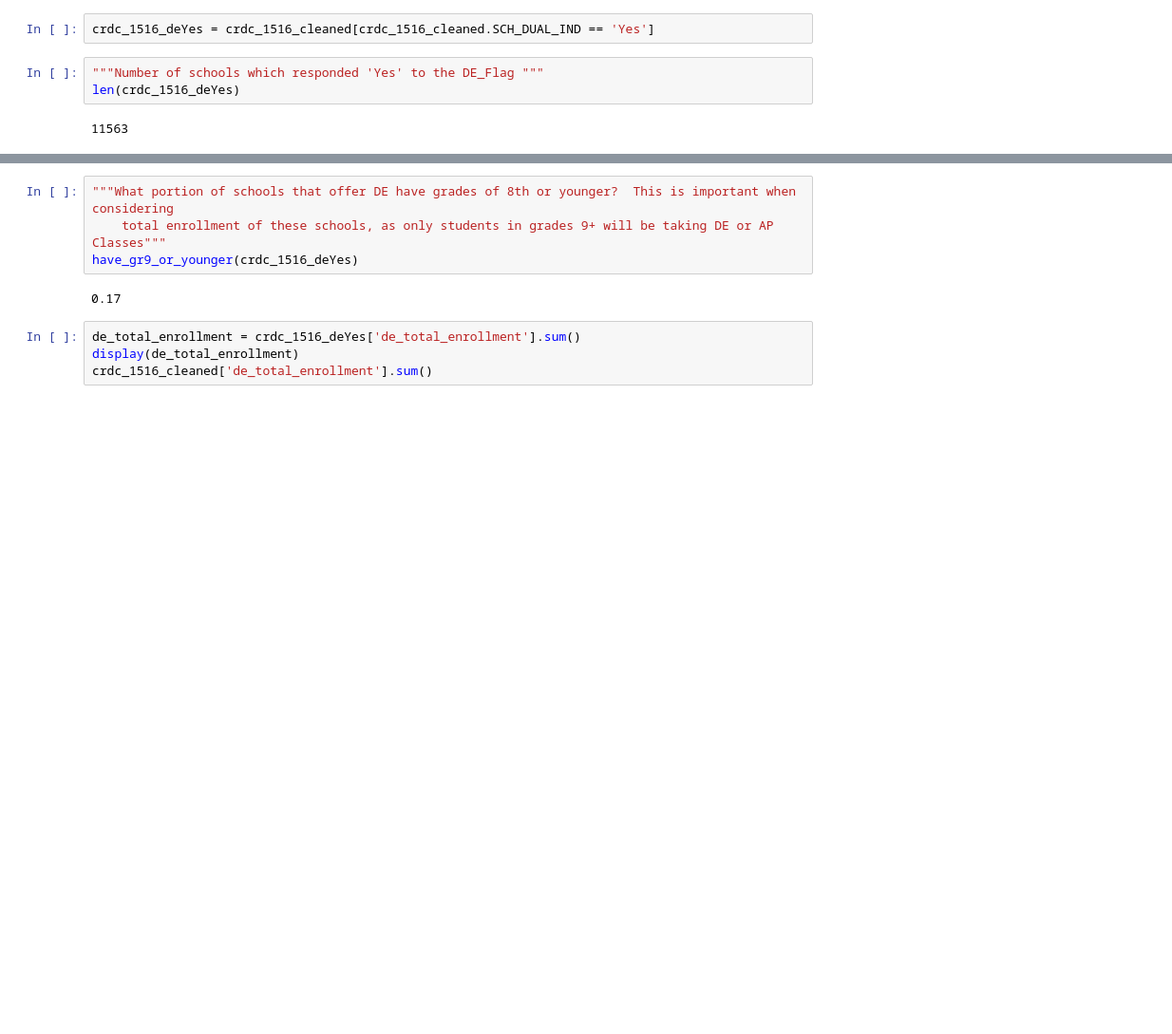
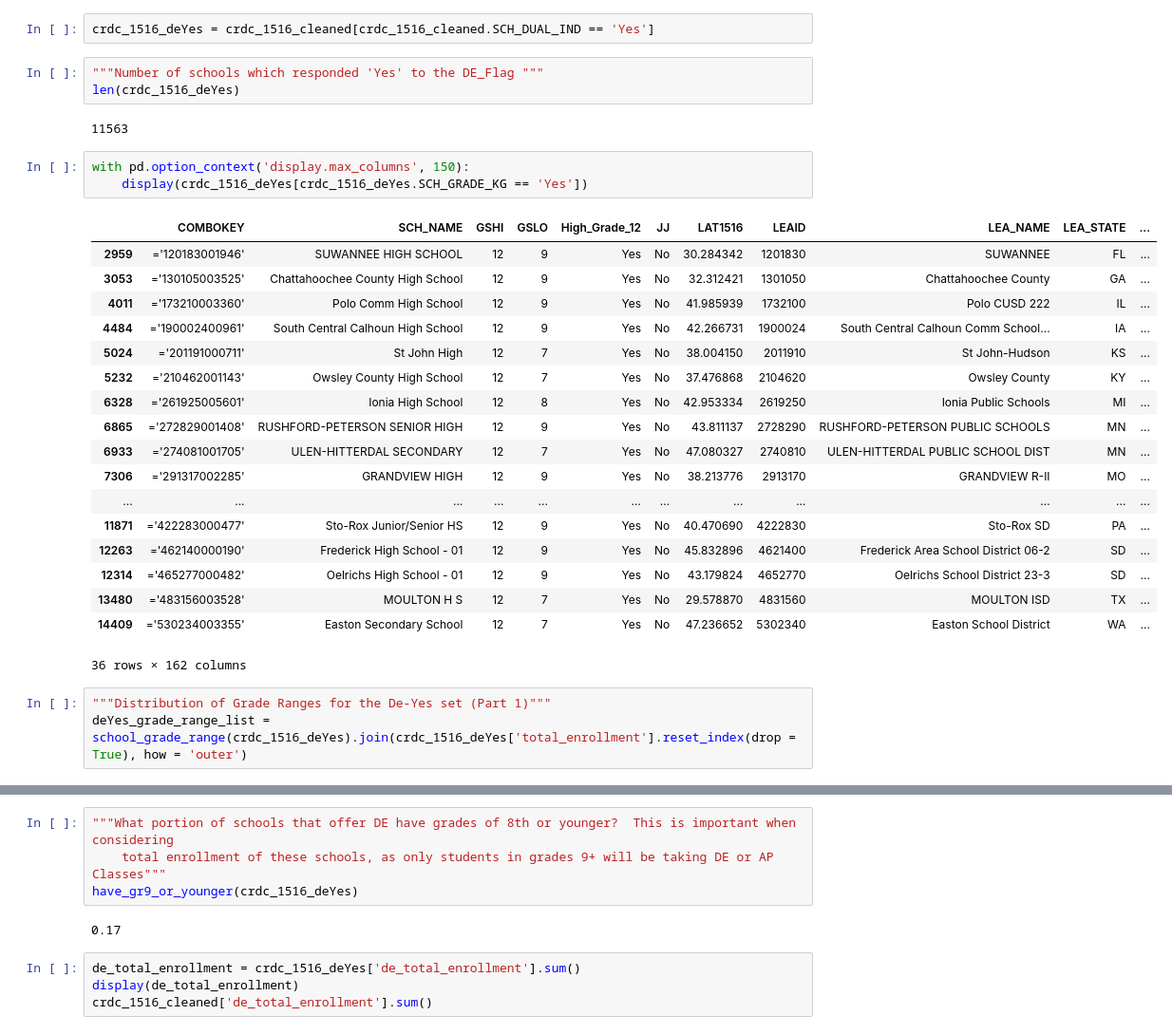
Before and after one commit to oconnoag/nacep_dual_enrollment_analysis, a Jupyter notebook: jupyter_notebooks/02_enrollment_analysis-Copy1.ipynb, the cells around one changed output, grey strips where cells are left out. Shown at 95% size. Cells and saved outputs as stored; diff of their text form; blank space fills up the shorter version.

Commit message:
Updated Analysis Files, mostly in the Filtered_Schools_Analysis

```diff
--- a/jupyter_notebooks/02_enrollment_analysis-Copy1.ipynb
+++ b/jupyter_notebooks/02_enrollment_analysis-Copy1.ipynb
@@ -274,3 +339,28 @@ crdc_1516_deYes = crdc_1516_cleaned[crdc_1516_cleaned.SCH_DUAL_IND == 'Yes']
 len(crdc_1516_deYes)
 # %% [output]
 11563
+# %%
+with pd.option_context('display.max_columns', 150):
+    display(crdc_1516_deYes[crdc_1516_deYes.SCH_GRADE_KG == 'Yes'])
+# %% [output]
+|  | COMBOKEY | SCH_NAME | GSHI | GSLO | High_Grade_12 | JJ | LAT1516 | LEAID | LEA_NAME | LEA_STATE | ... |
+| 2959 | ='120183001946' | SUWANNEE HIGH SCHOOL | 12 | 9 | Yes | No | 30.284342 | 1201830 | SUWANNEE | FL | ... |
+| 3053 | ='130105003525' | Chattahoochee County High School | 12 | 9 | Yes | No | 32.312421 | 1301050 | Chattahoochee County | GA | ... |
+| 4011 | ='173210003360' | Polo Comm High School | 12 | 9 | Yes | No | 41.985939 | 1732100 | Polo CUSD 222 | IL | ... |
+| 4484 | ='190002400961' | South Central Calhoun High School | 12 | 9 | Yes | No | 42.266731 | 1900024 | South Central Calhoun Comm School... | IA | ... |
+| 5024 | ='201191000711' | St John High | 12 | 7 | Yes | No | 38.004150 | 2011910 | St John-Hudson | KS | ... |
+| 5232 | ='210462001143' | Owsley County High School | 12 | 7 | Yes | No | 37.476868 | 2104620 | Owsley County | KY | ... |
+| 6328 | ='261925005601' | Ionia High School | 12 | 8 | Yes | No | 42.953334 | 2619250 | Ionia Public Schools | MI | ... |
+| 6865 | ='272829001408' | RUSHFORD-PETERSON SENIOR HIGH | 12 | 9 | Yes | No | 43.811137 | 2728290 | RUSHFORD-PETERSON PUBLIC SCHOOLS | MN | ... |
+| 6933 | ='274081001705' | ULEN-HITTERDAL SECONDARY | 12 | 7 | Yes | No | 47.080327 | 2740810 | ULEN-HITTERDAL PUBLIC SCHOOL DIST | MN | ... |
+| 7306 | ='291317002285' | GRANDVIEW HIGH | 12 | 9 | Yes | No | 38.213776 | 2913170 | GRANDVIEW R-II | MO | ... |
+| ... | ... | ... | ... | ... | ... | ... | ... | ... | ... | ... | ... |
+| 11871 | ='422283000477' | Sto-Rox Junior/Senior HS | 12 | 9 | Yes | No | 40.470690 | 4222830 | Sto-Rox SD | PA | ... |
+| 12263 | ='462140000190' | Frederick High School - 01 | 12 | 9 | Yes | No | 45.832896 | 4621400 | Frederick Area School District 06-2 | SD | ... |
+| 12314 | ='465277000482' | Oelrichs High School - 01 | 12 | 9 | Yes | No | 43.179824 | 4652770 | Oelrichs School District 23-3 | SD | ... |
+| 13480 | ='483156003528' | MOULTON H S | 12 | 7 | Yes | No | 29.578870 | 4831560 | MOULTON ISD | TX | ... |
+| 14409 | ='530234003355' | Easton Secondary School | 12 | 7 | Yes | No | 47.236652 | 5302340 | Easton School District | WA | ... |
+36 rows × 162 columns
+# %%
+"""Distribution of Grade Ranges for the De-Yes set (Part 1)"""
+deYes_grade_range_list = school_grade_range(crdc_1516_deYes).join(crdc_1516_deYes['total_enrollment'].reset_index(drop = True), how = 'outer')
```
Also changed, not shown: parts of 39 cells of this notebook, 1 other file.
